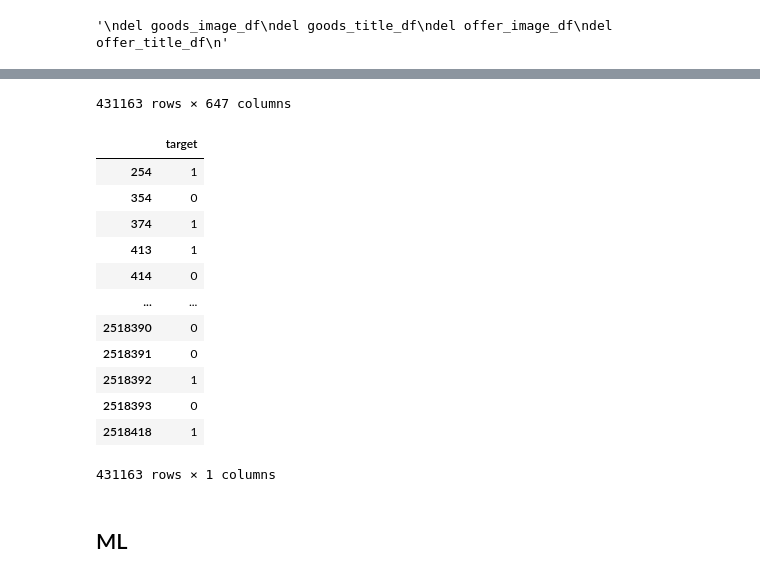
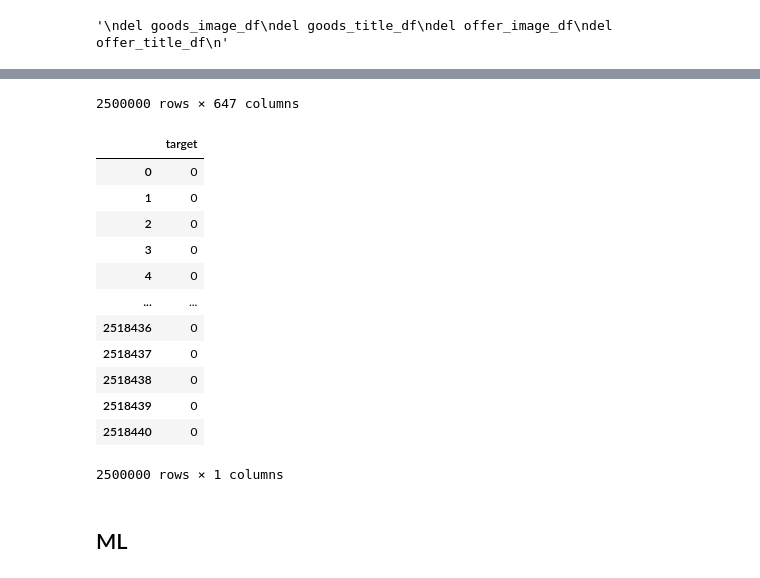
Before and after one commit to Danspers/Samokat.tech-Matching, a Jupyter notebook: Samokat.tech-Matching.ipynb, the cells around one changed output, grey strips where cells are left out. Drawn from its saved outputs; the diff is of its cells as text; code cells hidden in the pictures.

```diff
--- a/Samokat.tech-Matching.ipynb
+++ b/Samokat.tech-Matching.ipynb
@@ -813,7 +849,7 @@ del offer_title_df
 # %% [output]
 '\ndel goods_image_df\ndel goods_title_df\ndel offer_image_df\ndel offer_title_df\n'
 # %%
-train_XY.dropna(inplace=True)
+#train_XY.dropna(inplace=True)
 train_Y = train_XY['target']
 train_X = train_XY.drop('target', axis=1)
 del train_XY
@@ -836,17 +872,17 @@ display(train_Y.to_frame())
-431163 rows × 647 columns
+2500000 rows × 647 columns
 |  | target |
-| 254 | 1 |
-| 354 | 0 |
-| 374 | 1 |
-| 413 | 1 |
-| 414 | 0 |
+| 0 | 0 |
+| 1 | 0 |
+| 2 | 0 |
+| 3 | 0 |
+| 4 | 0 |
 | ... | ... |
-| 2518390 | 0 |
-| 2518391 | 0 |
-| 2518392 | 1 |
-| 2518393 | 0 |
-| 2518418 | 1 |
+| 2518436 | 0 |
+| 2518437 | 0 |
+| 2518438 | 0 |
+| 2518439 | 0 |
+| 2518440 | 0 |
-431163 rows × 1 columns
+2500000 rows × 1 columns
 # %% [markdown]
 ## ML
 # %% [markdown]
```
Also changed, not shown: parts of 16 cells of this notebook.
